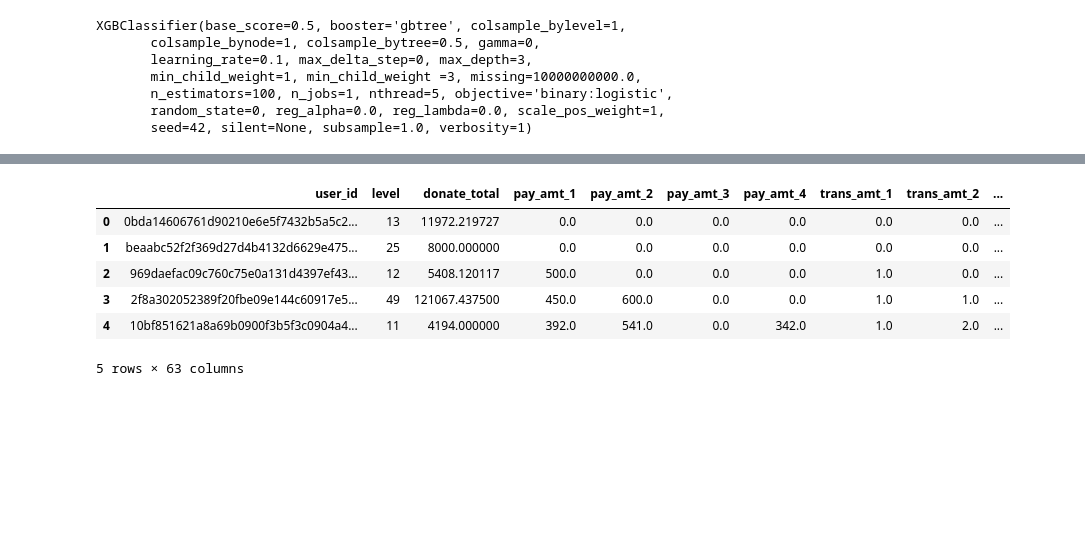
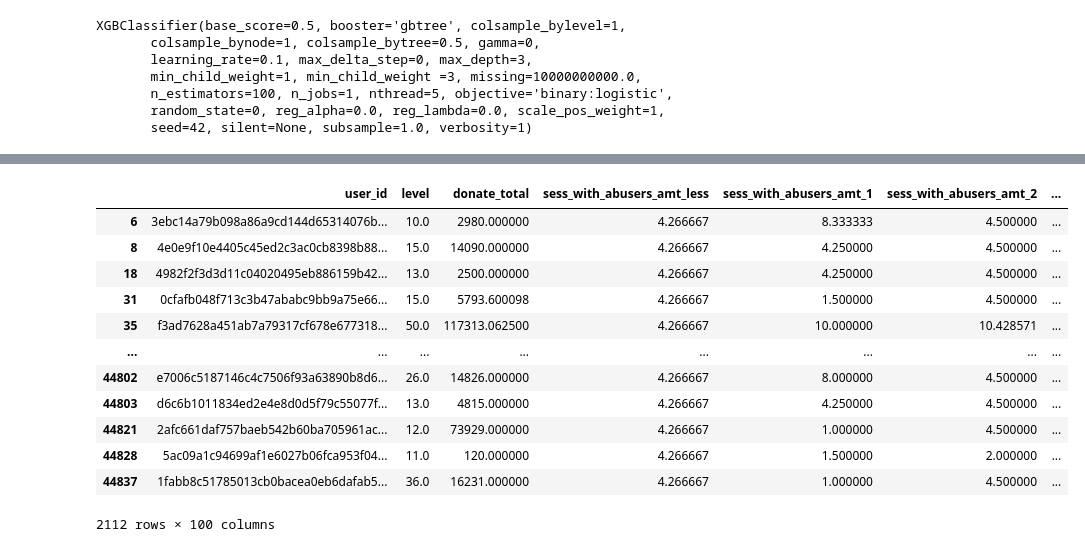
Before and after one commit to SergeAA/ml-prod, a Jupyter notebook: kurs/kurs.ipynb, the cells around one changed output, grey strips where cells are left out. Saved outputs shown, nothing was run; the diff lists cells and outputs as text; code cells hidden in the pictures; blank space fills up the shorter version.

```diff
--- a/kurs/kurs.ipynb
+++ b/kurs/kurs.ipynb
@@ -160,11 +164,16 @@ test.head()
-# %%
-test['is_churned_proba'] = md.predict_proba(test)
-test.head()
-# %% [output]
-|  | user_id | level | donate_total | pay_amt_1 | pay_amt_2 | pay_amt_3 | pay_amt_4 | trans_amt_1 | trans_amt_2 | ... |
-| 0 | 0bda14606761d90210e6e5f7432b5a5c2... | 13 | 11972.219727 | 0.0 | 0.0 | 0.0 | 0.0 | 0.0 | 0.0 | ... |
-| 1 | beaabc52f2f369d27d4b4132d6629e475... | 25 | 8000.000000 | 0.0 | 0.0 | 0.0 | 0.0 | 0.0 | 0.0 | ... |
-| 2 | 969daefac09c760c75e0a131d4397ef43... | 12 | 5408.120117 | 500.0 | 0.0 | 0.0 | 0.0 | 1.0 | 0.0 | ... |
-| 3 | 2f8a302052389f20fbe09e144c60917e5... | 49 | 121067.437500 | 450.0 | 600.0 | 0.0 | 0.0 | 1.0 | 1.0 | ... |
-| 4 | 10bf851621a8a69b0900f3b5f3c0904a4... | 11 | 4194.000000 | 392.0 | 541.0 | 0.0 | 342.0 | 1.0 | 2.0 | ... |
-5 rows × 63 columns
+# %%
+test[test['is_churned']>0]
+# %% [output]
+|  | user_id | level | donate_total | sess_with_abusers_amt_less | sess_with_abusers_amt_1 | sess_with_abusers_amt_2 | ... |
+| 6 | 3ebc14a79b098a86a9cd144d65314076b... | 10.0 | 2980.000000 | 4.266667 | 8.333333 | 4.500000 | ... |
+| 8 | 4e0e9f10e4405c45ed2c3ac0cb8398b88... | 15.0 | 14090.000000 | 4.266667 | 4.250000 | 4.500000 | ... |
+| 18 | 4982f2f3d3d11c04020495eb886159b42... | 13.0 | 2500.000000 | 4.266667 | 4.250000 | 4.500000 | ... |
+| 31 | 0cfafb048f713c3b47ababc9bb9a75e66... | 15.0 | 5793.600098 | 4.266667 | 1.500000 | 4.500000 | ... |
+| 35 | f3ad7628a451ab7a79317cf678e677318... | 50.0 | 117313.062500 | 4.266667 | 10.000000 | 10.428571 | ... |
+| ... | ... | ... | ... | ... | ... | ... | ... |
+| 44802 | e7006c5187146c4c7506f93a63890b8d6... | 26.0 | 14826.000000 | 4.266667 | 8.000000 | 4.500000 | ... |
+| 44803 | d6c6b1011834ed2e4e8d0d5f79c55077f... | 13.0 | 4815.000000 | 4.266667 | 4.250000 | 4.500000 | ... |
+| 44821 | 2afc661daf757baeb542b60ba705961ac... | 12.0 | 73929.000000 | 4.266667 | 1.000000 | 4.500000 | ... |
+| 44828 | 5ac09a1c94699af1e6027b06fca953f04... | 11.0 | 120.000000 | 4.266667 | 1.500000 | 2.000000 | ... |
+| 44837 | 1fabb8c51785013cb0bacea0eb6dafab5... | 36.0 | 16231.000000 | 4.266667 | 1.000000 | 4.500000 | ... |
+2112 rows × 100 columns
```
Also changed, not shown: parts of 27 cells of this notebook, 7 other files.
